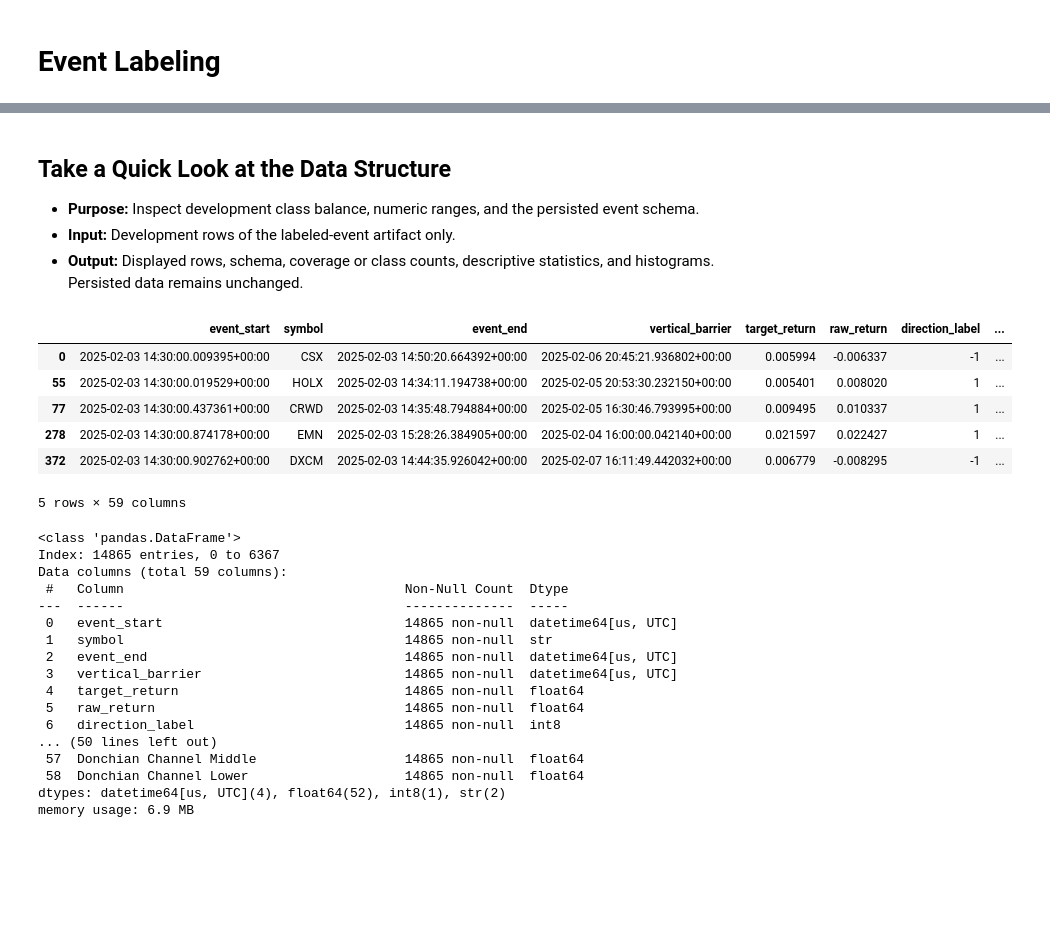
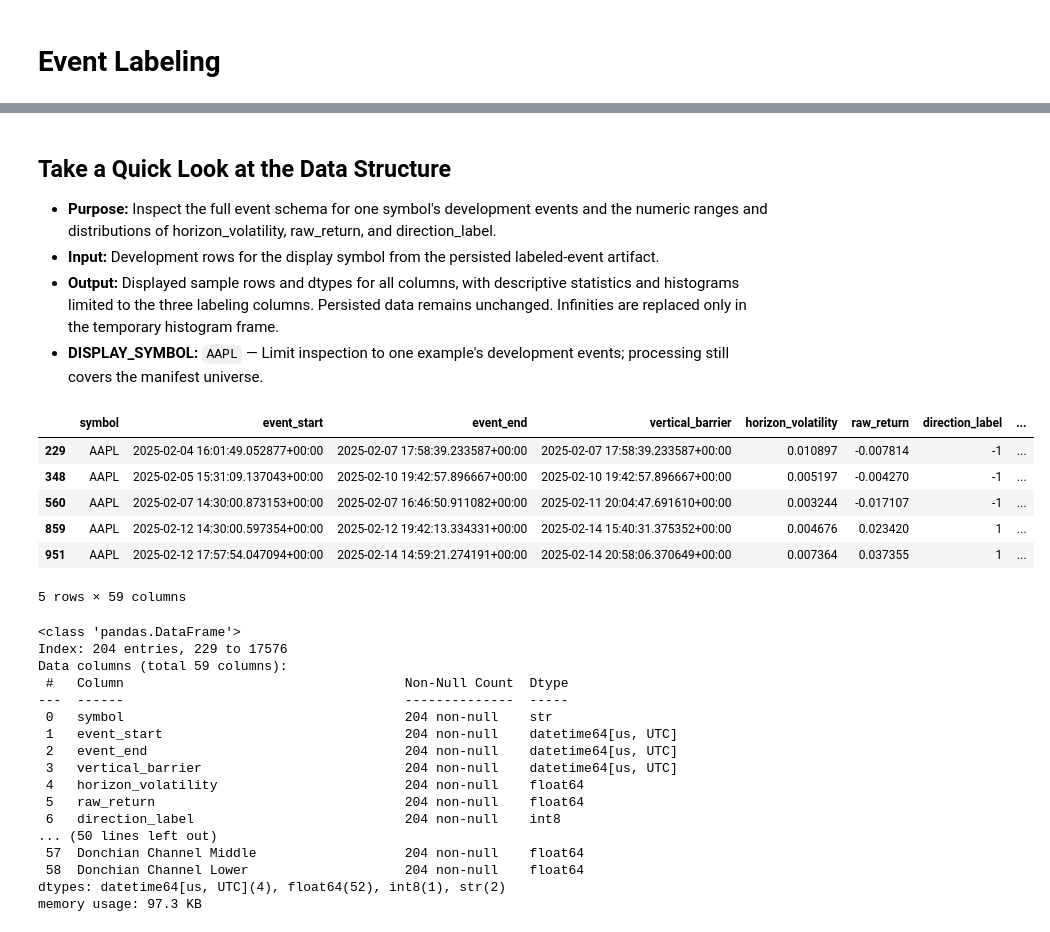
Before and after one commit to kwonjunhyuk9/financial-machine-learning, a Jupyter notebook: notebooks/preprocessing/event_labeling.ipynb, the cells around one changed output, grey strips where cells are left out. Cells and saved outputs as stored; diff of their text form; code cells hidden in the pictures; blank space fills up the shorter version.

```diff
--- a/notebooks/preprocessing/event_labeling.ipynb
+++ b/notebooks/preprocessing/event_labeling.ipynb
@@ -97,40 +68,45 @@ PosixPath('/Users/kwonjunhyuk9/Documents/financial-machine-learning/data/preproc
 # %% [markdown]
 ## Take a Quick Look at the Data Structure
 
-- **Purpose:** Inspect development class balance, numeric ranges, and the persisted event schema.
-- **Input:** Development rows of the labeled-event artifact only.
-- **Output:** Displayed rows, schema, coverage or class counts, descriptive statistics, and histograms. Persisted data remains unchanged.
+- **Purpose:** Inspect the full event schema for one symbol's development events and the numeric ranges and distributions of horizon_volatility, raw_return, and direction_label.
+- **Input:** Development rows for the display symbol from the persisted labeled-event artifact.
+- **Output:** Displayed sample rows and dtypes for all columns, with descriptive statistics and histograms limited to the three labeling columns. Persisted data remains unchanged. Infinities are replaced only in the temporary histogram frame.
+- **DISPLAY_SYMBOL:** `AAPL` — Limit inspection to one example's development events; processing still covers the manifest universe.
 # %%
-development_data = labeled_events.loc[
-    labeled_events["partition"].eq("development")
+DISPLAY_SYMBOL = "AAPL"
+
+labeling_data = pd.read_parquet(labeled_path)
+label_columns = ["horizon_volatility", "raw_return", "direction_label"]
+development_data = labeling_data.loc[
+    labeling_data["symbol"].eq(DISPLAY_SYMBOL) & labeling_data["partition"].eq("development")
 ]
 development_data.head()
 # %% [output]
-|  | event_start | symbol | event_end | vertical_barrier | target_return | raw_return | direction_label | ... |
-| 0 | 2025-02-03 14:30:00.009395+00:00 | CSX | 2025-02-03 14:50:20.664392+00:00 | 2025-02-06 20:45:21.936802+00:00 | 0.005994 | -0.006337 | -1 | ... |
-| 55 | 2025-02-03 14:30:00.019529+00:00 | HOLX | 2025-02-03 14:34:11.194738+00:00 | 2025-02-05 20:53:30.232150+00:00 | 0.005401 | 0.008020 | 1 | ... |
-| 77 | 2025-02-03 14:30:00.437361+00:00 | CRWD | 2025-02-03 14:35:48.794884+00:00 | 2025-02-05 16:30:46.793995+00:00 | 0.009495 | 0.010337 | 1 | ... |
-| 278 | 2025-02-03 14:30:00.874178+00:00 | EMN | 2025-02-03 15:28:26.384905+00:00 | 2025-02-04 16:00:00.042140+00:00 | 0.021597 | 0.022427 | 1 | ... |
-| 372 | 2025-02-03 14:30:00.902762+00:00 | DXCM | 2025-02-03 14:44:35.926042+00:00 | 2025-02-07 16:11:49.442032+00:00 | 0.006779 | -0.008295 | -1 | ... |
+|  | symbol | event_start | event_end | vertical_barrier | horizon_volatility | raw_return | direction_label | ... |
+| 229 | AAPL | 2025-02-04 16:01:49.052877+00:00 | 2025-02-07 17:58:39.233587+00:00 | 2025-02-07 17:58:39.233587+00:00 | 0.010897 | -0.007814 | -1 | ... |
+| 348 | AAPL | 2025-02-05 15:31:09.137043+00:00 | 2025-02-10 19:42:57.896667+00:00 | 2025-02-10 19:42:57.896667+00:00 | 0.005197 | -0.004270 | -1 | ... |
+| 560 | AAPL | 2025-02-07 14:30:00.873153+00:00 | 2025-02-07 16:46:50.911082+00:00 | 2025-02-11 20:04:47.691610+00:00 | 0.003244 | -0.017107 | -1 | ... |
+| 859 | AAPL | 2025-02-12 14:30:00.597354+00:00 | 2025-02-12 19:42:13.334331+00:00 | 2025-02-14 15:40:31.375352+00:00 | 0.004676 | 0.023420 | 1 | ... |
+| 951 | AAPL | 2025-02-12 17:57:54.047094+00:00 | 2025-02-14 14:59:21.274191+00:00 | 2025-02-14 20:58:06.370649+00:00 | 0.007364 | 0.037355 | 1 | ... |
 5 rows × 59 columns
 # %%
 development_data.info()
 # %% [output]
 <class 'pandas.DataFrame'>
-Index: 14865 entries, 0 to 6367
+Index: 204 entries, 229 to 17576
 Data columns (total 59 columns):
  #   Column                                    Non-Null Count  Dtype
 ---  ------                                    --------------  -----
- 0   event_start                               14865 non-null  datetime64[us, UTC]
- 1   symbol                                    14865 non-null  str
- 2   event_end                                 14865 non-null  datetime64[us, UTC]
- 3   vertical_barrier                          14865 non-null  datetime64[us, UTC]
- 4   target_return                             14865 non-null  float64
- 5   raw_return                                14865 non-null  float64
- 6   direction_label                           14865 non-null  int8
+ 0   symbol                                    204 non-null    str
+ 1   event_start                               204 non-null    datetime64[us, UTC]
+ 2   event_end                                 204 non-null    datetime64[us, UTC]
+ 3   vertical_barrier                          204 non-null    datetime64[us, UTC]
+ 4   horizon_volatility                        204 non-null    float64
+ 5   raw_return                                204 non-null    float64
+ 6   direction_label                           204 non-null    int8
 ... (50 lines left out)
- 57  Donchian Channel Middle                   14865 non-null  float64
- 58  Donchian Channel Lower                    14865 non-null  float64
+ 57  Donchian Channel Middle                   204 non-null    float64
+ 58  Donchian Channel Lower                    204 non-null    float64
 dtypes: datetime64[us, UTC](4), float64(52), int8(1), str(2)
-memory usage: 6.9 MB
+memory usage: 97.3 KB
 # %%
```
Also changed, not shown: parts of 6 cells of this notebook, 34 other files.
